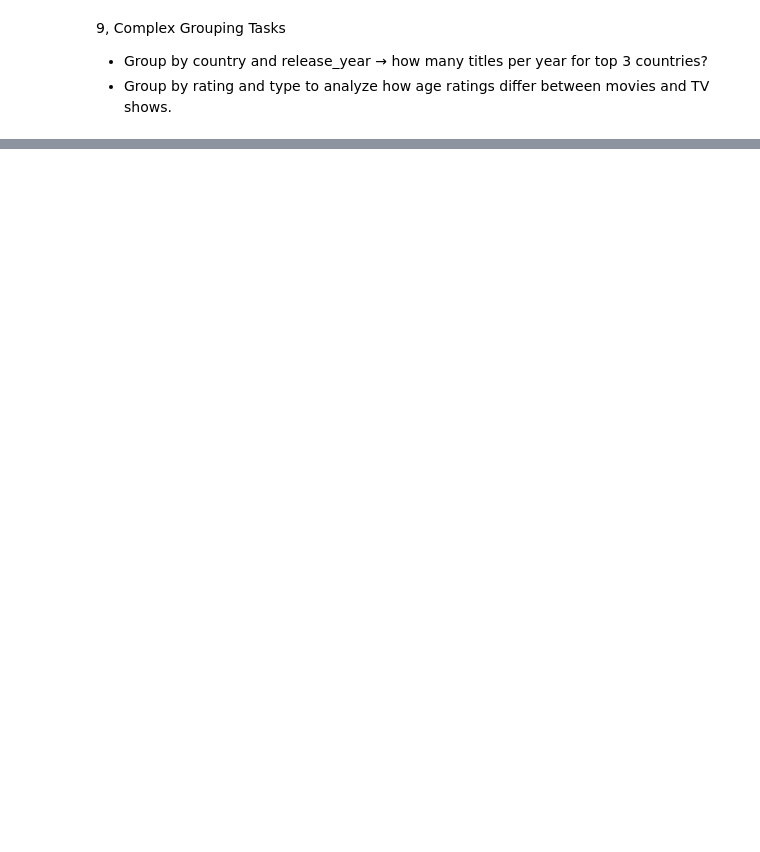
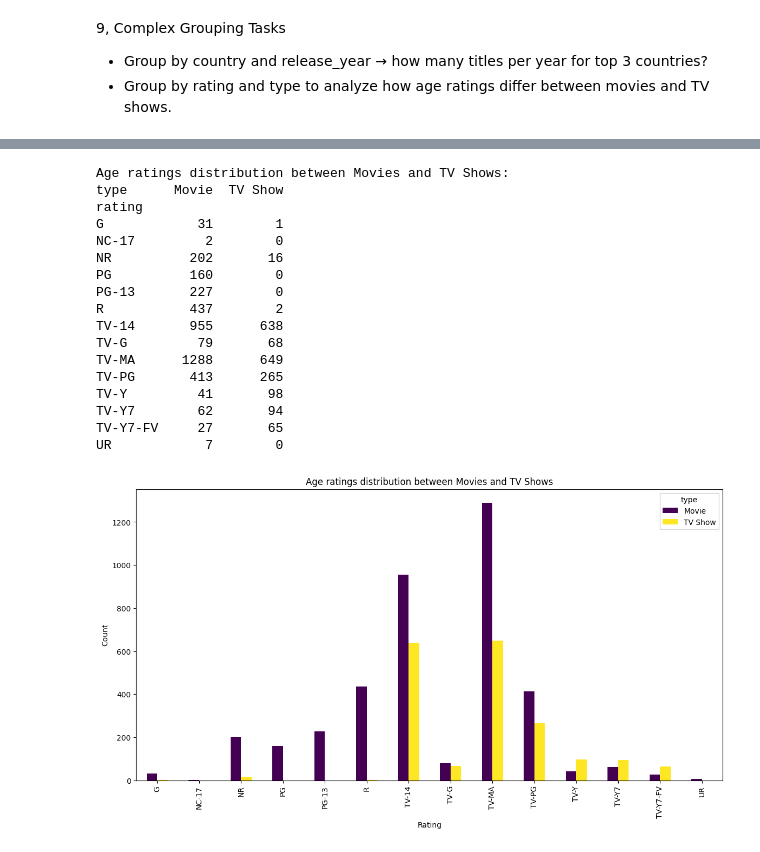
Before and after one commit to prabhumkpeak/AI_MI, a Jupyter notebook: .venv-1/EDA_Netflix.ipynb, the cells around one changed output, grey strips where cells are left out. Cells and saved outputs as stored; diff of their text form; code cells hidden in the pictures; blank space fills up the shorter version.

```diff
--- a/.venv-1/EDA_Netflix.ipynb
+++ b/.venv-1/EDA_Netflix.ipynb
@@ -827,0 +788,29 @@ plt.show()
+# %%
+netflix_ageing_type = netflix.groupby(['rating','type']).size().unstack(fill_value=0)
+print("Age ratings distribution between Movies and TV Shows:")
+print(netflix_ageing_type)
+plt.Figure(figsize=(8,4))
+netflix_ageing_type.plot(kind='bar',stacked=False, colormap='viridis',figsize=(14,7))
+plt.title("Age ratings distribution between Movies and TV Shows")
+plt.xlabel('Rating')
+plt.ylabel('Count')
+plt.show()
+# %% [output]
+Age ratings distribution between Movies and TV Shows:
+type      Movie  TV Show
+rating
+G            31        1
+NC-17         2        0
+NR          202       16
+PG          160        0
+PG-13       227        0
+R           437        2
+TV-14       955      638
+TV-G         79       68
+TV-MA      1288      649
+TV-PG       413      265
+TV-Y         41       98
+TV-Y7        62       94
+TV-Y7-FV     27       65
+UR            7        0
+[figure, added]
```
Also changed, not shown: parts of 7 cells of this notebook.
